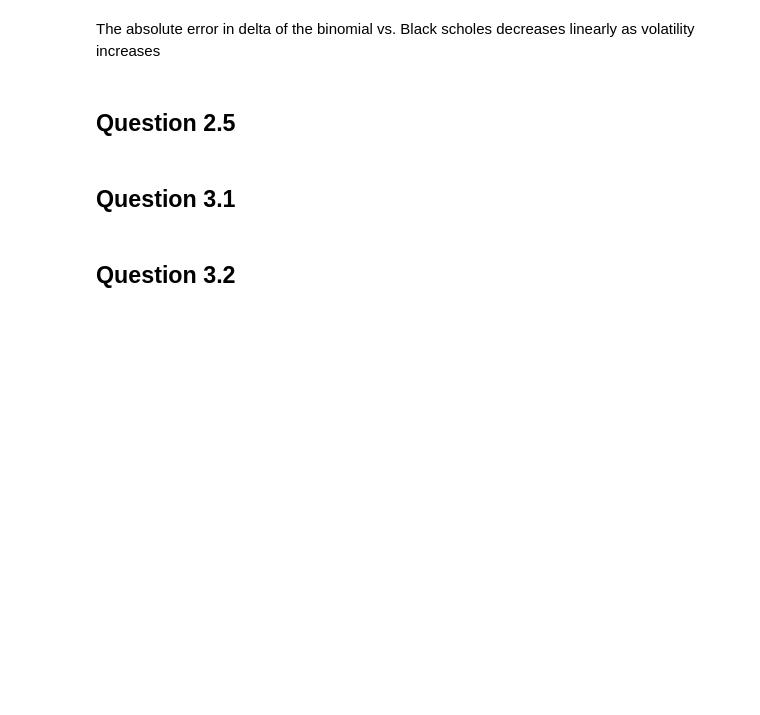
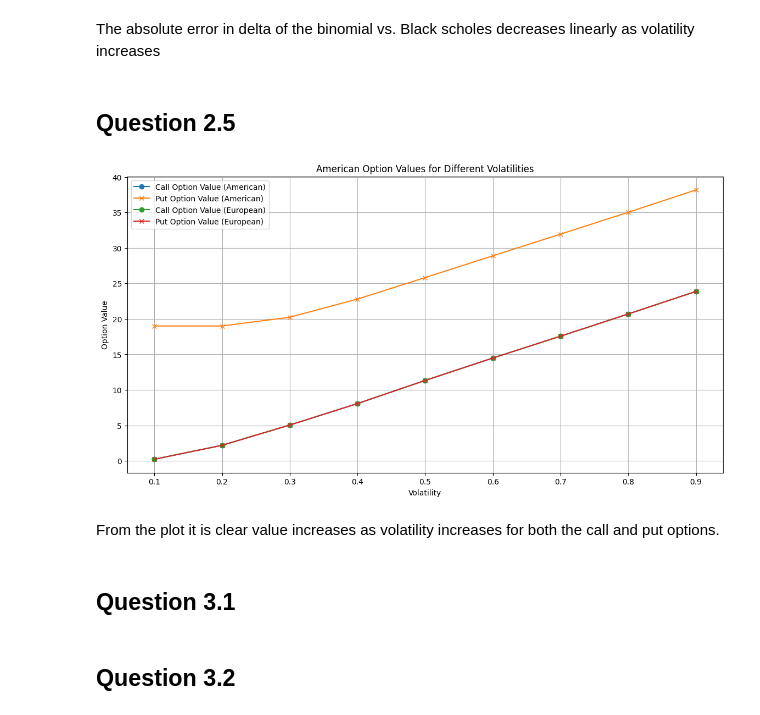
Before and after one commit to NitaiNijholt/ComputationalFinance, a Jupyter notebook: Assignments/Assignment_1/Assignment_1_code.ipynb, the cells around one changed output. Cells and saved outputs as stored; diff of their text form; code cells hidden in the pictures; blank space fills up the shorter version.

```diff
--- a/Assignments/Assignment_1/Assignment_1_code.ipynb
+++ b/Assignments/Assignment_1/Assignment_1_code.ipynb
@@ -526,3 +522,50 @@ volatility_levels = [0.1, 0.2, 0.4]  # Example volatility levels
+# %%
+# Option attributes from the assignment problem B 2.1
+K = 99
+r = 0.06
+St = 100
+T = 1
+N_range = np.arange(1, 300)  # Range of N values
+
+# Define multiple volatility levels to include in the plot
+volatility_levels = [0.1, 0.2, 0.3, 0.4, 0.5, 0.6, 0.7, 0.8, 0.9]
+call_values_american = []
+put_values_american = []
+call_values_european = []
+put_values_european = []
+for σ in volatilities:
+    treeN = buildTree(S=S0, vol=σ, T=T, N=N)
+    CallOptionMatrixAmerican = valueOptionMatrix(tree=np.copy(treeN), T=T, r=r, K=K, vol=σ, option_type='call', position='long', N=N, excise_type='american')
+    CallOptionMatrixEuropean = valueOptionMatrix(tree=np.copy(treeN), T=T, r=r, K=K, vol=σ, option_type='call', position='long', N=N, excise_type='european')
+    PutOptionMatrixAmerican = valueOptionMatrix(tree=np.copy(treeN), T=T, r=r, K=K, vol=σ, option_type='put', position='long', N=N, excise_type='american')
+    PutOptionMatrixEuropean = valueOptionMatrix(tree=np.copy(treeN), T=T, r=r, K=K, vol=σ, option_type='call', position='long', N=N, excise_type='european')
+    call_values_american.append(CallOptionMatrixAmerican[0,0])
+    put_values_american.append(PutOptionMatrixAmerican[0,0])
+    call_values_european.append(CallOptionMatrixEuropean[0,0])
+    put_values_european.append(PutOptionMatrixEuropean[0,0])
+
+
+plt.figure(figsize=(14, 7))
+
+# Plotting both call and put option values
+plt.plot(volatilities, call_values_american, marker='o', label='Call Option Value (American)')
+plt.plot(volatilities, put_values_american, marker='x', label='Put Option Value (American)')
+plt.plot(volatilities, call_values_european, marker='o', label='Call Option Value (European)')
+plt.plot(volatilities, put_values_european, marker='x', label='Put Option Value (European)')
+
+# Adding title and labels
+plt.title('American Option Values for Different Volatilities')
+plt.xlabel('Volatility')
+plt.ylabel('Option Value')
+plt.legend()
+
+# Display the plot
+plt.grid(True)
+plt.show()
+# %% [output]
+[figure, added]
+# %% [markdown]
+From the plot it is clear value increases as volatility increases for both the call and put options.
 # %% [markdown]
 ## Question 3.1
 # %% [markdown]
```
Also changed, not shown: parts of 4 cells of this notebook.
